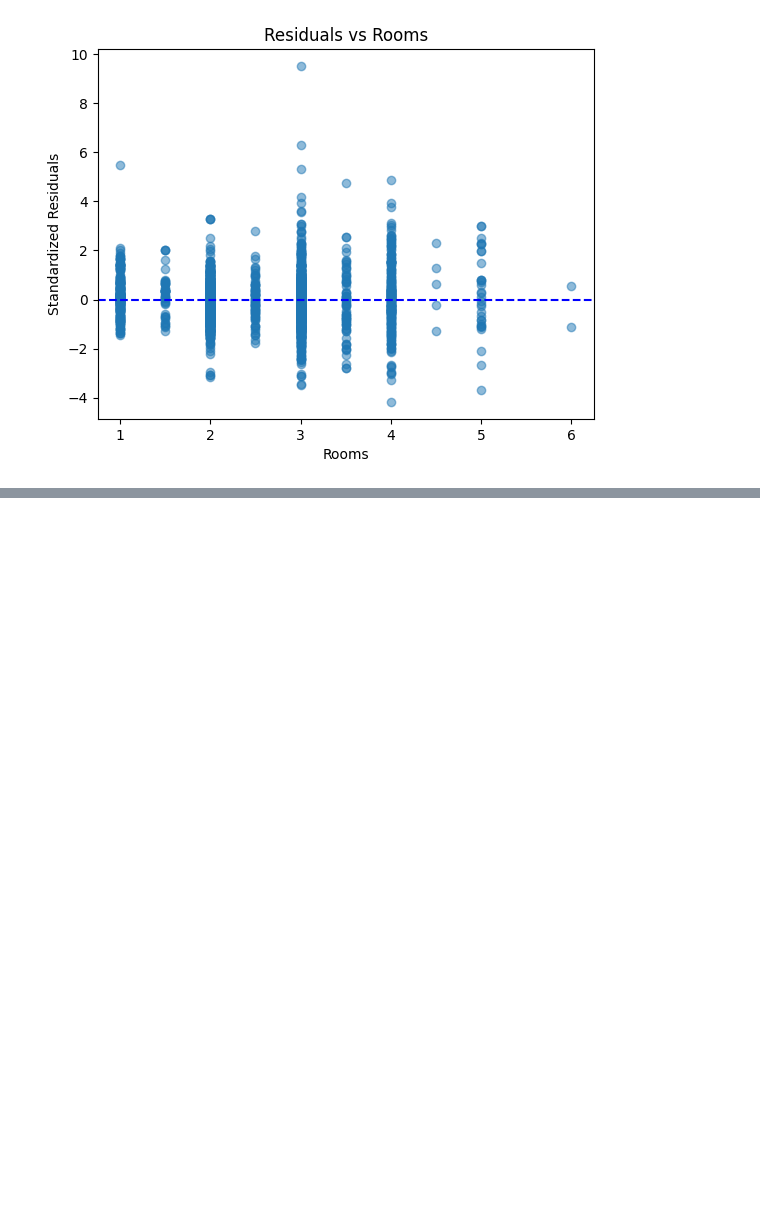
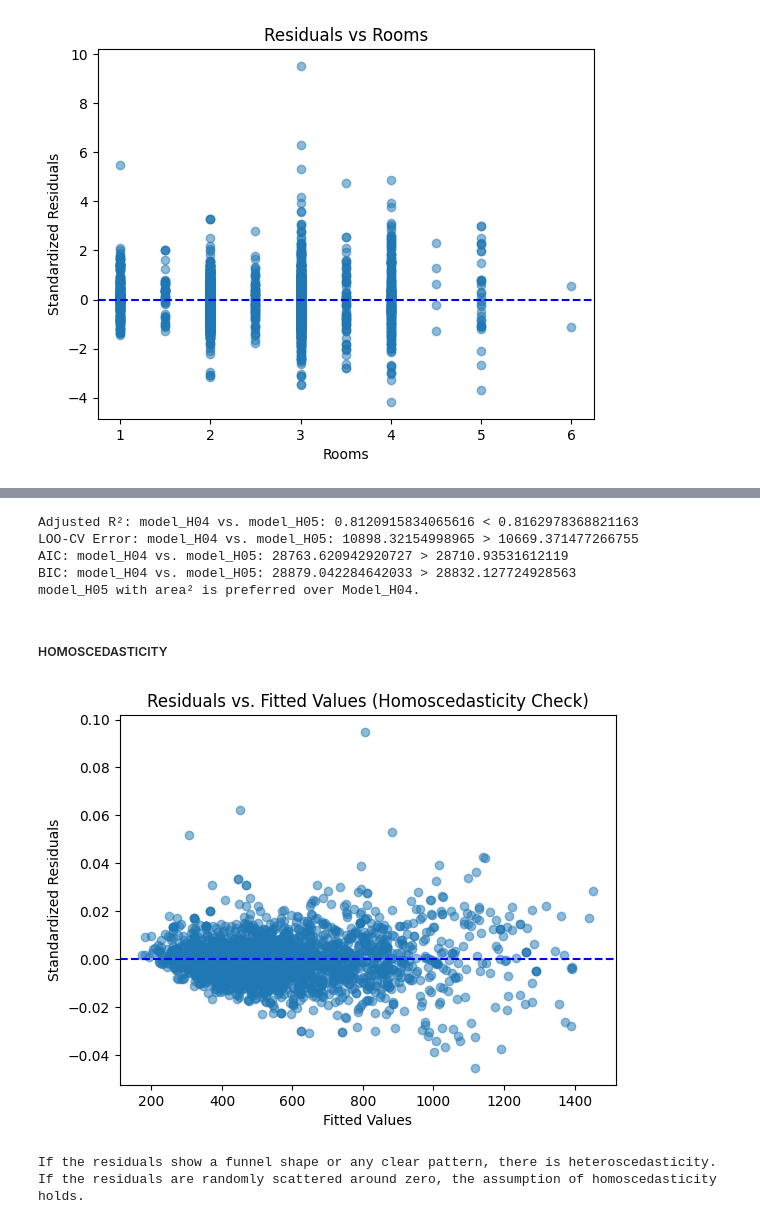
Before and after one commit to eminsin/RegressionAnalysis, a Jupyter notebook: RegressionAnalysis.ipynb, the cells around one changed output, grey strips where cells are left out. Saved outputs shown, nothing was run; the diff lists cells and outputs as text; code cells hidden in the pictures; blank space fills up the shorter version.

```diff
--- a/RegressionAnalysis.ipynb
+++ b/RegressionAnalysis.ipynb
@@ -752,0 +825,44 @@ plot_residuals(data["rooms"], r_H04, "Rooms")
+# %%
+# Model selection criteria comparison
+print("Adjusted R²: model_H04 vs. model_H05:", model_H04.rsquared_adj, "<", model_H05.rsquared_adj)
+print("LOO-CV Error: model_H04 vs. model_H05:",
+      np.mean((model_H04.resid / (1 - model_H04.get_influence().hat_matrix_diag)) ** 2), ">",
+      np.mean((model_H05.resid / (1 - model_H05.get_influence().hat_matrix_diag)) ** 2))
+print("AIC: model_H04 vs. model_H05:", model_H04.aic, ">", model_H05.aic)
+print("BIC: model_H04 vs. model_H05:", model_H04.bic, ">", model_H05.bic)
+
+# Decision based on model selection criteria
+if (model_H05.rsquared_adj > model_H04.rsquared_adj and
+    model_H05.aic < model_H04.aic and
+    model_H05.bic < model_H04.bic):
+    print("model_H05 with area² is preferred over Model_H04.")
+else:
+    print("model_H04 remains the preferred model.")
+# %% [output]
+Adjusted R²: model_H04 vs. model_H05: 0.8120915834065616 < 0.8162978368821163
+LOO-CV Error: model_H04 vs. model_H05: 10898.32154998965 > 10669.371477266755
+AIC: model_H04 vs. model_H05: 28763.620942920727 > 28710.93531612119
+BIC: model_H04 vs. model_H05: 28879.042284642033 > 28832.127724928563
+model_H05 with area² is preferred over Model_H04.
+# %% [markdown]
+##### HOMOSCEDASTICITY
+# %%
+# Calculate standardized residuals
+h_ii_5 = model_H05.get_influence().hat_matrix_diag
+r_5 = model_H05.resid / (model_H05.scale * np.sqrt(1 - h_ii_5))
+
+# Plot residuals vs. fitted values
+plt.scatter(model_H05.fittedvalues, r_5, alpha=0.5)
+plt.axhline(y=0, color="blue", linestyle="--")
+plt.xlabel("Fitted Values")
+plt.ylabel("Standardized Residuals")
+plt.title("Residuals vs. Fitted Values (Homoscedasticity Check)")
+plt.show()
+
+# Interpretation
+print("If the residuals show a funnel shape or any clear pattern, there is heteroscedasticity.")
+print("If the residuals are randomly scattered around zero, the assumption of homoscedasticity holds.")
+# %% [output]
+[figure, added]
+If the residuals show a funnel shape or any clear pattern, there is heteroscedasticity.
+If the residuals are randomly scattered around zero, the assumption of homoscedasticity holds.
```
Also changed, not shown: parts of 11 cells of this notebook.
